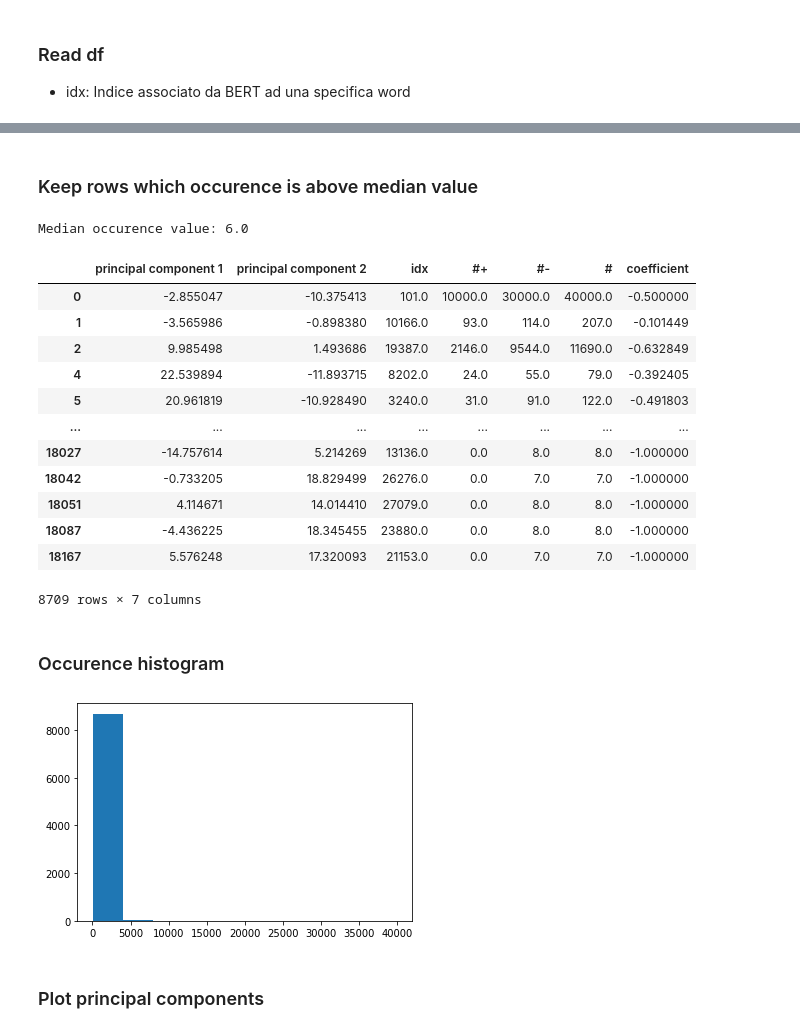
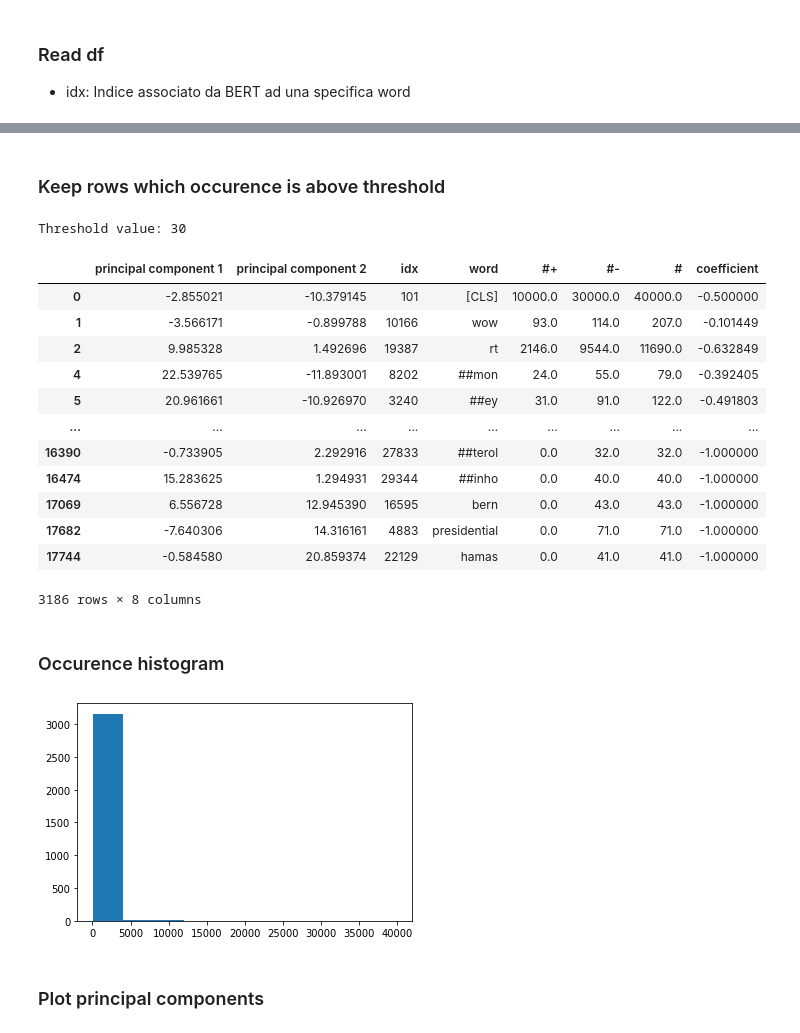
Before and after one commit to gianlucagiudice/irony-detection, a Jupyter notebook: notebooks/pca_plot.ipynb, the cells around one changed output, grey strips where cells are left out. Cells and saved outputs as stored; diff of their text form; code cells hidden in the pictures.

```diff
--- a/notebooks/pca_plot.ipynb
+++ b/notebooks/pca_plot.ipynb
@@ -26,24 +26,25 @@ df
 # %% [markdown]
-### Keep rows which occurence is above median value
+### Keep rows which occurence is above threshold
 # %%
-print('Median occurence value: {}'.format(df['#'].median()))
-df = df[df['#']>df['#'].median()]
+t = 30
+print('Threshold value: {}'.format(t))
+df = df[df['#']>t]
 df
 # %% [output]
-Median occurence value: 6.0
+Threshold value: 30
-|  | principal component 1 | principal component 2 | idx | #+ | #- | # | coefficient |
-| 0 | -2.855047 | -10.375413 | 101.0 | 10000.0 | 30000.0 | 40000.0 | -0.500000 |
-| 1 | -3.565986 | -0.898380 | 10166.0 | 93.0 | 114.0 | 207.0 | -0.101449 |
-| 2 | 9.985498 | 1.493686 | 19387.0 | 2146.0 | 9544.0 | 11690.0 | -0.632849 |
-| 4 | 22.539894 | -11.893715 | 8202.0 | 24.0 | 55.0 | 79.0 | -0.392405 |
-| 5 | 20.961819 | -10.928490 | 3240.0 | 31.0 | 91.0 | 122.0 | -0.491803 |
-| ... | ... | ... | ... | ... | ... | ... | ... |
-| 18027 | -14.757614 | 5.214269 | 13136.0 | 0.0 | 8.0 | 8.0 | -1.000000 |
-| 18042 | -0.733205 | 18.829499 | 26276.0 | 0.0 | 7.0 | 7.0 | -1.000000 |
-| 18051 | 4.114671 | 14.014410 | 27079.0 | 0.0 | 8.0 | 8.0 | -1.000000 |
-| 18087 | -4.436225 | 18.345455 | 23880.0 | 0.0 | 8.0 | 8.0 | -1.000000 |
-| 18167 | 5.576248 | 17.320093 | 21153.0 | 0.0 | 7.0 | 7.0 | -1.000000 |
+|  | principal component 1 | principal component 2 | idx | word | #+ | #- | # | coefficient |
+| 0 | -2.855021 | -10.379145 | 101 | [CLS] | 10000.0 | 30000.0 | 40000.0 | -0.500000 |
+| 1 | -3.566171 | -0.899788 | 10166 | wow | 93.0 | 114.0 | 207.0 | -0.101449 |
+| 2 | 9.985328 | 1.492696 | 19387 | rt | 2146.0 | 9544.0 | 11690.0 | -0.632849 |
+| 4 | 22.539765 | -11.893001 | 8202 | ##mon | 24.0 | 55.0 | 79.0 | -0.392405 |
+| 5 | 20.961661 | -10.926970 | 3240 | ##ey | 31.0 | 91.0 | 122.0 | -0.491803 |
+| ... | ... | ... | ... | ... | ... | ... | ... | ... |
+| 16390 | -0.733905 | 2.292916 | 27833 | ##terol | 0.0 | 32.0 | 32.0 | -1.000000 |
+| 16474 | 15.283625 | 1.294931 | 29344 | ##inho | 0.0 | 40.0 | 40.0 | -1.000000 |
+| 17069 | 6.556728 | 12.945390 | 16595 | bern | 0.0 | 43.0 | 43.0 | -1.000000 |
+| 17682 | -7.640306 | 14.316161 | 4883 | presidential | 0.0 | 71.0 | 71.0 | -1.000000 |
+| 17744 | -0.584580 | 20.859374 | 22129 | hamas | 0.0 | 41.0 | 41.0 | -1.000000 |
-8709 rows × 7 columns
+3186 rows × 8 columns
 # %% [markdown]
 ### Occurence histogram
 # %%
@@ -52,7 +53,7 @@ import matplotlib.pyplot as plt
 plt.hist(df['#'])
 plt.show()
 # %% [output]
-[figure, old version]
+[figure, new version]
 # %% [markdown]
 ### Plot principal components
 # %%
```
Also changed, not shown: parts of 5 cells of this notebook, 8 other files.
